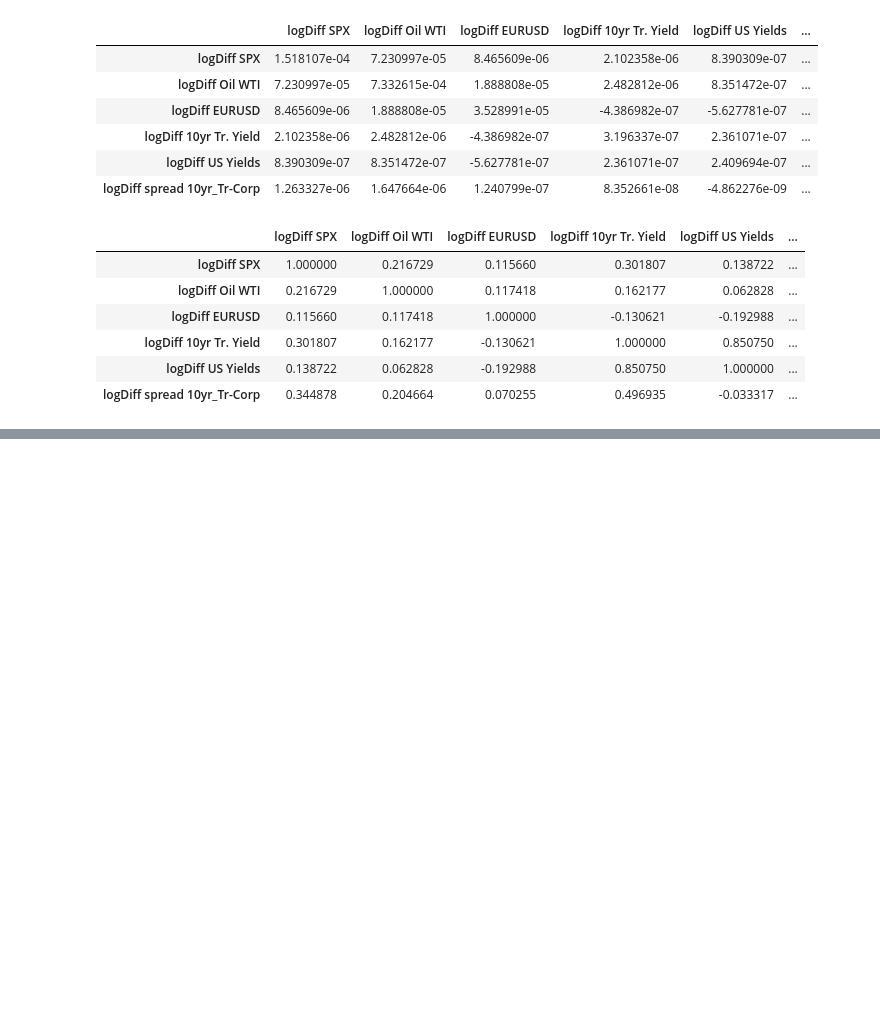
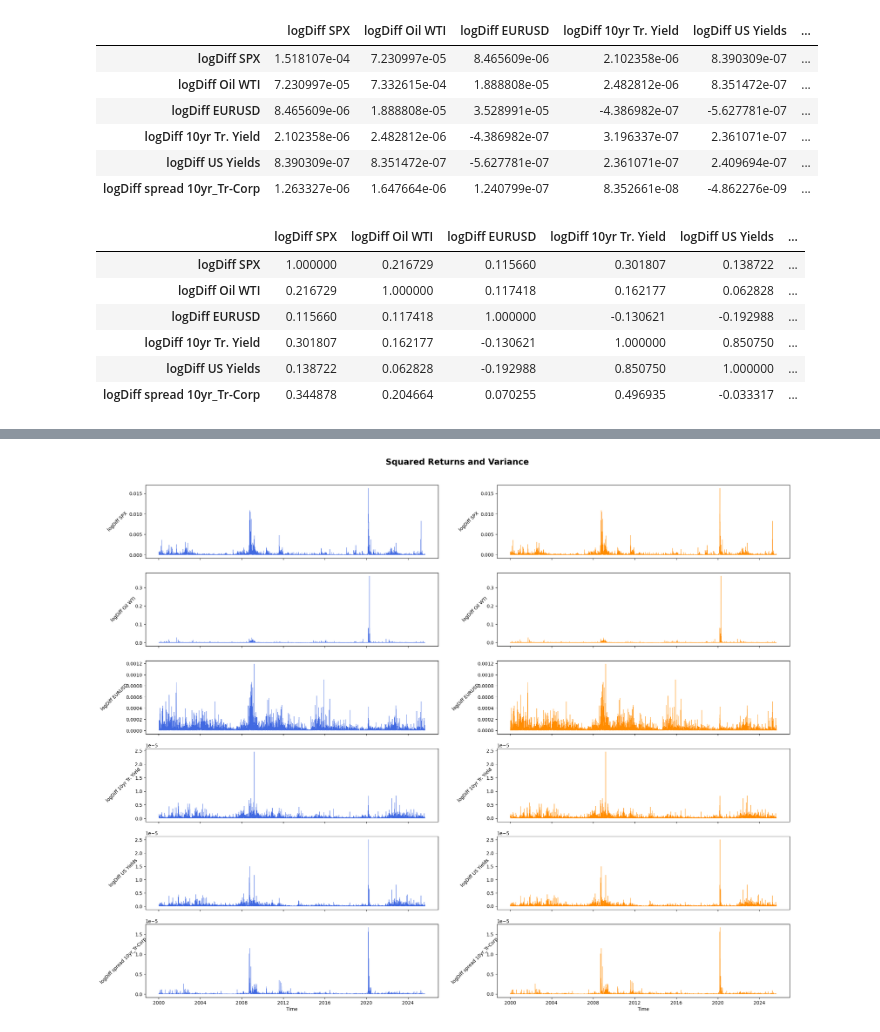
Before and after one commit to gaussianWolf/Group_Projectwork_Econometrics, a Jupyter notebook: src/question1.ipynb, the cells around one changed output, grey strips where cells are left out. Saved outputs shown, nothing was run; the diff lists cells and outputs as text; code cells hidden in the pictures; blank space fills up the shorter version.

```diff
--- a/src/question1.ipynb
+++ b/src/question1.ipynb
@@ -189,0 +202,36 @@ pdf(log_eq_idx.diff())
+# %%
+# Calculation of Squared Returns and Variance
+df_sq_ret = df_log_diff ** 2
+df_mean = df_log_diff.mean(axis=0)
+df_var = df_sq_ret - (df_mean ** 2)
+
+# Column Names
+names_sq = df_sq_ret.columns.to_list()
+names_var = df_var.columns.to_list()
+
+# Plot Settings
+nrows = 6
+ncols = 2
+lw = 0.5
+fig, axs = plt.subplots(nrows, ncols, sharex=True, figsize=(25, 20))
+plt.suptitle('Squared Returns and Variance', y=0.92, fontsize=18, fontweight='bold')
+
+axs[-1, 0].set_xlabel('Time')
+axs[-1, 1].set_xlabel('Time')
+
+# Plot
+column = 0
+for i in range(nrows):
+    # Left Column → squared returns
+    axs[i, 0].plot(df_sq_ret.index, df_sq_ret.iloc[:, column], linewidth=lw, color='royalblue')
+    axs[i, 0].set_ylabel(f'{names_sq[column]}', rotation=45, labelpad=25, va='center')
+
+    # Right Column → varianza centrata
+    axs[i, 1].plot(df_var.index, df_var.iloc[:, column], linewidth=lw, color='darkorange')
+    axs[i, 1].set_ylabel(f'{names_var[column]}', rotation=45, labelpad=25, va='center')
+
+    column += 1
+
+plt.show()
+# %% [output]
+[figure, added]
```
Also changed, not shown: parts of 5 cells of this notebook.
